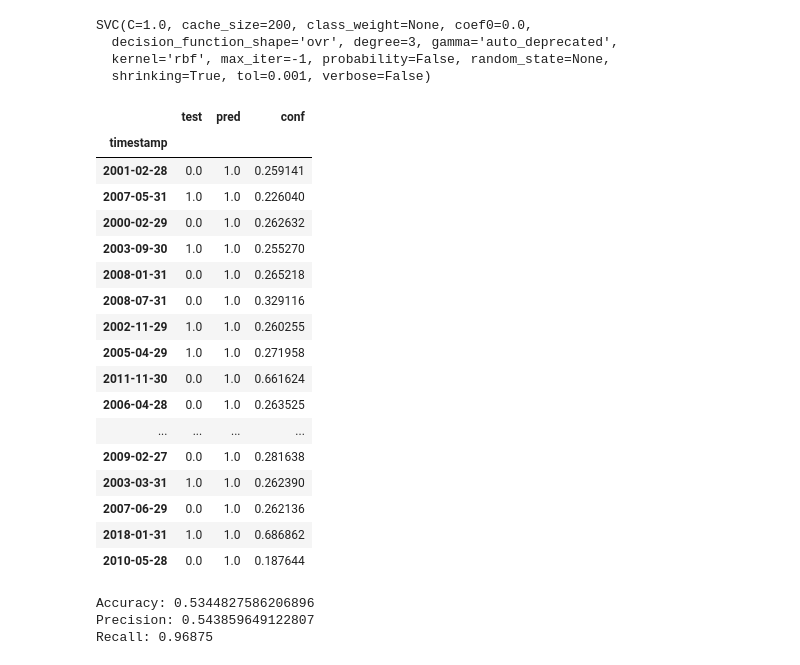
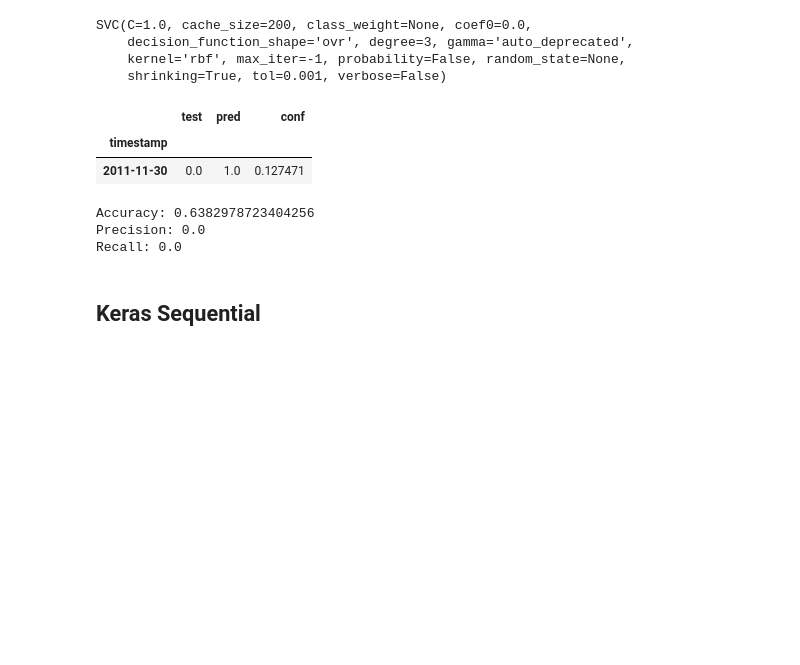
Before and after one commit to thu2pham/StockForecasting, a Jupyter notebook: event_based_forecasting.ipynb, the cells around one changed output. Drawn from its saved outputs; the diff is of its cells as text; code cells hidden in the pictures; blank space fills up the shorter version.

```diff
--- a/event_based_forecasting.ipynb
+++ b/event_based_forecasting.ipynb
@@ -91,7 +91,8 @@ df.tail(10)
 ## Convert closing price to trading action
 # %%
 # Expected Return
-expectedReturn = 0 # Long if the stock price stays the same or increases
+# expectedReturn = 0 # Long if the stock price stays the same or increases
+expectedReturn = 0.025 # Long if the stock price increases by 2.5%
 
 df['prev_close'] = df['close'].shift(-1)
 
@@ -291,7 +292,7 @@ target = 'action'
 X = all_data[feature_cols]
 y = all_data[target]
 
-X_train,X_test,y_train,y_test=train_test_split(X,y,test_size=0.25,random_state=0)
+X_train,X_test,y_train,y_test=train_test_split(X,y,test_size=0.2,random_state=2)
 
 # instantiate the model (using the default parameters)
 logreg = LogisticRegression()
@@ -382,26 +372,12 @@ y_pred=svc.predict(X_test)
 y_conf=svc.decision_function(X_test)
 # %%
 result = pd.DataFrame({ 'test': y_test, 'pred': y_pred, 'conf': y_conf }, columns=['test','pred','conf'])
+result = result[result['pred'] == 1.0]
 result
 # %% [output]
 |  | test | pred | conf |
 | timestamp |  |  |  |
-| 2001-02-28 | 0.0 | 1.0 | 0.259141 |
-| 2007-05-31 | 1.0 | 1.0 | 0.226040 |
-| 2000-02-29 | 0.0 | 1.0 | 0.262632 |
-| 2003-09-30 | 1.0 | 1.0 | 0.255270 |
-| 2008-01-31 | 0.0 | 1.0 | 0.265218 |
-| 2008-07-31 | 0.0 | 1.0 | 0.329116 |
-| 2002-11-29 | 1.0 | 1.0 | 0.260255 |
-| 2005-04-29 | 1.0 | 1.0 | 0.271958 |
-| 2011-11-30 | 0.0 | 1.0 | 0.661624 |
-| 2006-04-28 | 0.0 | 1.0 | 0.263525 |
-| ... | ... | ... | ... |
-| 2009-02-27 | 0.0 | 1.0 | 0.281638 |
-| 2003-03-31 | 1.0 | 1.0 | 0.262390 |
-| 2007-06-29 | 0.0 | 1.0 | 0.262136 |
-| 2018-01-31 | 1.0 | 1.0 | 0.686862 |
-| 2010-05-28 | 0.0 | 1.0 | 0.187644 |
+| 2011-11-30 | 0.0 | 1.0 | 0.127471 |
 # %%
 from sklearn import metrics
 
@@ -409,9 +385,11 @@ print("Accuracy:",metrics.accuracy_score(y_test, y_pred))
 print("Precision:",metrics.precision_score(y_test, y_pred))
 print("Recall:",metrics.recall_score(y_test, y_pred))
 # %% [output]
-Accuracy: 0.5344827586206896
-Precision: 0.543859649122807
-Recall: 0.96875
+Accuracy: 0.6382978723404256
+Precision: 0.0
+Recall: 0.0
+# %% [markdown]
+## Keras Sequential
 # %%
 !pip install keras
 # %% [output]
```
Also changed, not shown: parts of 18 cells of this notebook.
